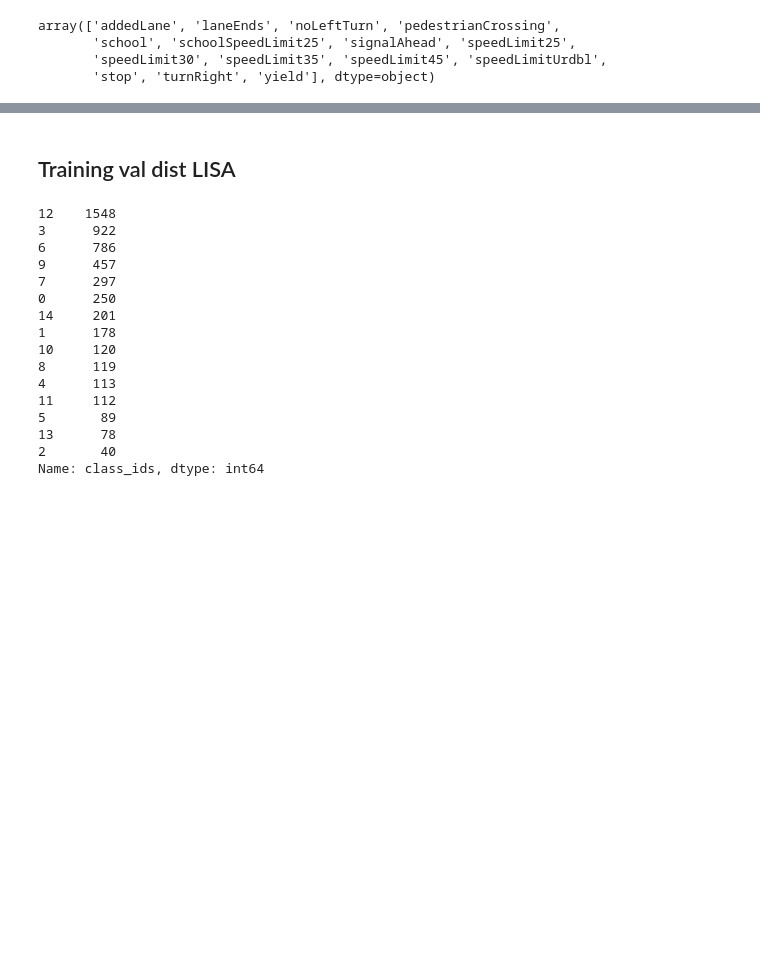
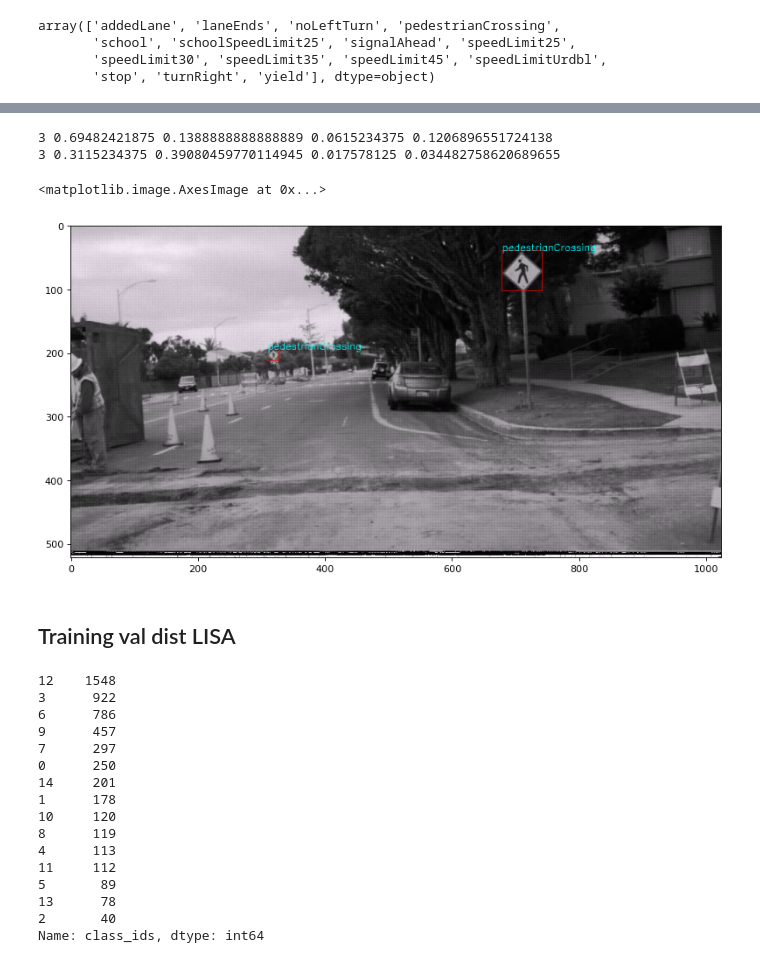
Before and after one commit to janismdhanbad/eecs442project, a Jupyter notebook: PyTorch-YOLOv3/dataprep.ipynb, the cells around one changed output, grey strips where cells are left out. Drawn from its saved outputs; the diff is of its cells as text; code cells hidden in the pictures; blank space fills up the shorter version.

```diff
--- a/PyTorch-YOLOv3/dataprep.ipynb
+++ b/PyTorch-YOLOv3/dataprep.ipynb
@@ -74,0 +56,5 @@ unq_class_ids
+# %%
+class_dict = {}
+for r in unq_class_ids.iterrows():
+    class_dict[r[1]["class_ids"]] = r[1]["class_name"]
+class_dict
@@ -110,5 +112,4 @@ for f in f_names:
             f.write("\n".join(write_to_file))
         f.close()
 # %%
-with open("data/traffic_sign_data/LISA/labels/stop_1330545910.avi_image0.txt") as f:
-    label = f.read()
+txt_fls = glob.glob("data/traffic_sign_data/LISA/labels/*.txt")
@@ -120,3 +119,41 @@ print(label)
+# %%
+txt_fl = np.random.choice(txt_fls, 1)[0]
+img_fl = txt_fl.replace(".txt", ".png").replace("labels", "images")
+with open(txt_fl) as f:
+    label = f.read()
+
+print(label)
+
+label_ls = [[float(a) for a in f.split(" ")] for f in label.split("\n")]
+
+import cv2
+import matplotlib.pyplot as plt
+from matplotlib.pyplot import figure
+
+figure(figsize=(12, 10), dpi=80)
+
+img  = cv2.imread(img_fl)
+img = cv2.cvtColor(img, cv2.COLOR_BGR2RGB)
+
+font = cv2.FONT_HERSHEY_SIMPLEX
+h, w, _ = img.shape
+for l in label_ls:
+    x_center = int(l[1]*w)
+    y_center = int(l[2]*h)
+    width = int(l[3]*w)
+    height = int(l[4]*h)
+    pt1 = np.array([int(x_center - width/2), int(y_center - height/2)], dtype = np.int32)
+    pt2 = np.array([int(x_center + width/2), int(y_center + height/2)], dtype = np.int32)
+
+    cv2.rectangle(img, tuple(pt1), tuple(pt2), (255, 0, 0), 1)
+    cv2.putText(img,class_dict[int(l[0])], tuple(pt1), font, .5,(0,255,255),1)
+
+plt.imshow(img)
+# %% [output]
+3 0.69482421875 0.1388888888888889 0.0615234375 0.1206896551724138
+3 0.3115234375 0.39080459770114945 0.017578125 0.034482758620689655
+<matplotlib.image.AxesImage at 0x...>
+[figure, added]
 # %% [markdown]
 ## Training val dist LISA
 # %%
```
Also changed, not shown: parts of 4 cells of this notebook, 2 other files.
